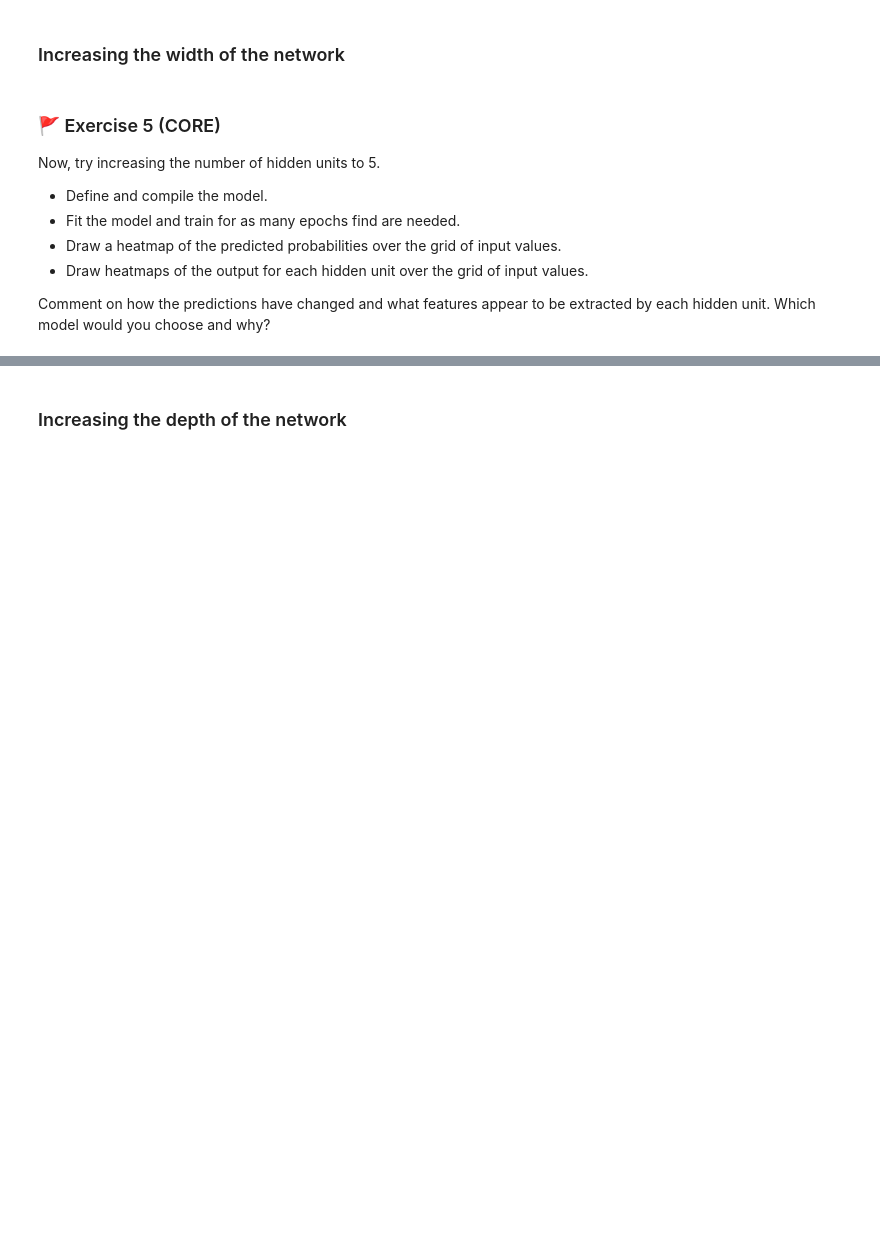
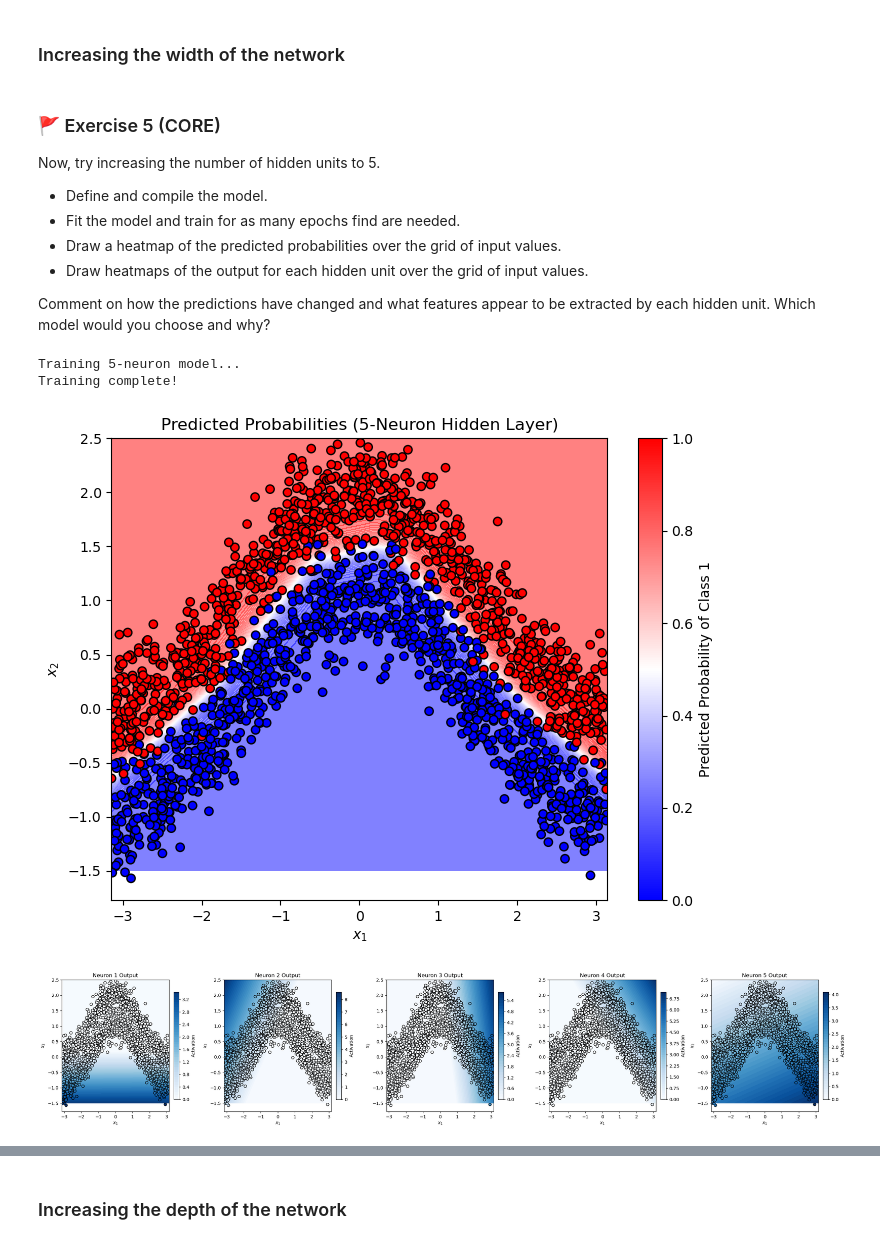
Before and after one commit to zici021129/MLP_2026_week09, a Jupyter notebook: mlp_week09.ipynb, the cells around one changed output, grey strips where cells are left out. Drawn from its saved outputs; the diff is of its cells as text; code cells hidden in the pictures; blank space fills up the shorter version.

```diff
--- a/mlp_week09.ipynb
+++ b/mlp_week09.ipynb
@@ -279,4 +484,68 @@ Now, try increasing the number of hidden units to 5.
 Comment on how the predictions have changed and what features appear to be extracted by each hidden unit. Which model would you choose and why?
 # %%
 # Code for your answer here!
+import numpy as np
+import matplotlib.pyplot as plt
+from tensorflow import keras
+
+input_layer_5 = keras.Input(shape=(D,))
+hidden_layer_5 = keras.layers.Dense(5, activation='relu')(input_layer_5)
+output_layer_5 = keras.layers.Dense(1, activation='sigmoid')(hidden_layer_5)
+
+model_hidden5 = keras.Model(inputs=input_layer_5, outputs=output_layer_5)
+
+model_hidden5.compile(
+    loss='binary_crossentropy',
+    optimizer='adam',
+    metrics=[keras.metrics.BinaryAccuracy(name='accuracy')]
+)
+
+print("Training 5-neuron model...")
+history_hidden5 = model_hidden5.fit(
+    x=X, y=y, epochs=150, shuffle=True, validation_split=0.1, verbose=0 # verbose=0 hides the spam
+)
+print("Training complete!")
+
+y_pred_prob_hidden5 = model_hidden5.predict(X_grid, verbose=0)
+
+plt.figure(figsize=(8, 6))
+plt.contourf(X_grid1, X_grid2, y_pred_prob_hidden5.reshape(X_grid1.shape), levels=50, cmap='bwr', alpha=0.5)
+plt.scatter(X[:,0], X[:,1], c=y, cmap='bwr', edgecolor='k')
+plt.xlabel('$x_1$')
+plt.ylabel('$x_2$')
+plt.title('Predicted Probabilities (5-Neuron Hidden Layer)')
+plt.colorbar(label='Predicted Probability of Class 1')
+plt.show()
+
+hidden_layer_model_5 = keras.Model(inputs=model_hidden5.input, outputs=model_hidden5.layers[1].output)
+
+z_grid_5 = hidden_layer_model_5(X_grid).numpy()
+z_5 = hidden_layer_model_5(X).numpy()
+
+# Plot the 5 hidden units
+fig, ax = plt.subplots(1, 5, figsize=(25, 5))
+
+for i in range(5):
+    vmin = min(z_5[:,i].min(), z_grid_5[:,i].min())
+    vmax = max(z_5[:,i].max(), z_grid_5[:,i].max())
+
+    cf = ax[i].contourf(X_grid1, X_grid2, z_grid_5[:,i].reshape(X_grid1.shape),
+                        levels=50, cmap='Blues', vmin=vmin, vmax=vmax)
+
+    ax[i].scatter(X[:,0], X[:,1], c=z_5[:,i], cmap='Blues', edgecolor='k', vmin=vmin, vmax=vmax)
+
+    ax[i].set_xlabel('$x_1$')
+    ax[i].set_ylabel('$x_2$')
+    ax[i].set_title(f'Neuron {i+1} Output')
+
+    cbar = plt.colorbar(cf, ax=ax[i], fraction=0.046, pad=0.04)
+    cbar.set_label(f'Activation')
+
+fig.tight_layout()
+plt.show()
+# %% [output]
+Training 5-neuron model...
+Training complete!
+[figure, added]
+[figure, added]
 # %% [markdown]
```
Also changed, not shown: parts of 19 cells of this notebook.
